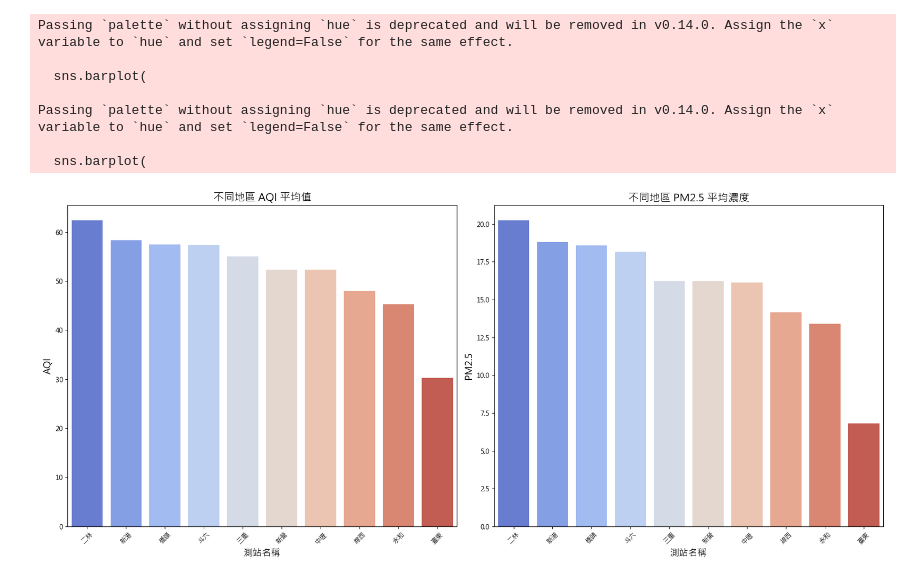
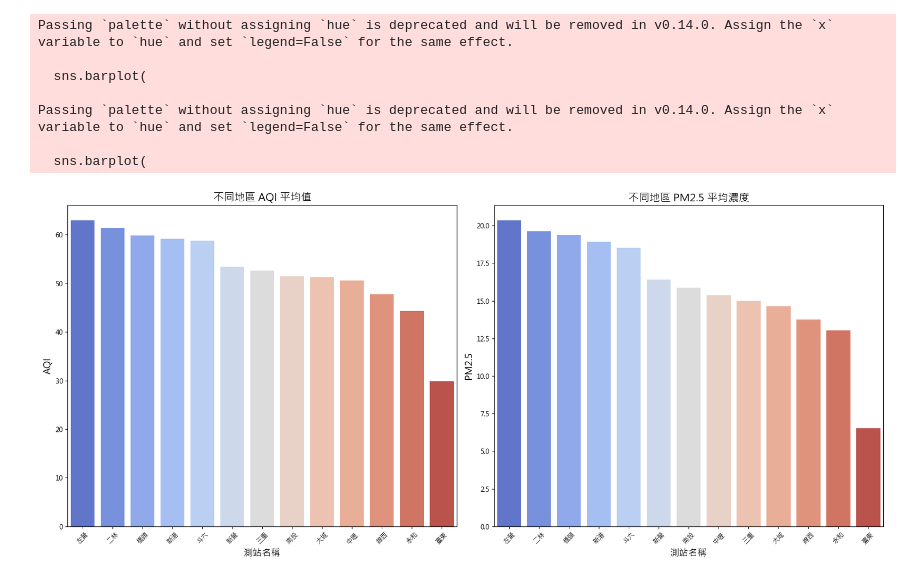
Before and after one commit to George930502/Forecasting-Air-Quality-Index-Levels-in-Taiwan, a Jupyter notebook: data_analysis/Spatial Analysis.ipynb, the cells around one changed output. Saved outputs shown, nothing was run; the diff lists cells and outputs as text; code cells hidden in the pictures.

```diff
--- a/data_analysis/Spatial Analysis.ipynb
+++ b/data_analysis/Spatial Analysis.ipynb
@@ -4,13 +4,12 @@ import matplotlib.pyplot as plt
 import seaborn as sns
 
 # 讀取清理後的資料
-file_path = '2024_01_08_AQI_Weather_dataset.csv'  # 更新為您的文件路徑
+file_path = '../2023_09_2024_08_AQI_Weather_dataset.csv'
 data = pd.read_csv(file_path)
 
 # 區域分佈分析：比較不同地區的 AQI 和 PM2.5 平均值
 area_analysis = data.groupby('sitename')[['aqi', 'pm2.5']].mean()
 
-# 設定 matplotlib 使用的繁體中文字體（以 Microsoft JhengHei 為例）
 plt.rcParams['font.sans-serif'] = ['Microsoft JhengHei']  # 繁體字型
 plt.rcParams['axes.unicode_minus'] = False  # 避免顯示負號錯誤
 
@@ -23,34 +22,34 @@ sns.barplot(
     y=area_analysis.sort_values('aqi', ascending=False)['aqi'],
     palette='coolwarm', ax=axes[0]
 )
 axes[0].set_title("不同地區 AQI 平均值", fontsize=16)
 axes[0].set_ylabel("AQI", fontsize=14)
 axes[0].set_xlabel("測站名稱", fontsize=14)
 axes[0].tick_params(axis='x', rotation=45)
 
 # 繪製 PM2.5 條形圖
 sns.barplot(
     x=area_analysis.sort_values('pm2.5', ascending=False).index,
     y=area_analysis.sort_values('pm2.5', ascending=False)['pm2.5'],
     palette='coolwarm', ax=axes[1]
 )
 axes[1].set_title("不同地區 PM2.5 平均濃度", fontsize=16)
 axes[1].set_ylabel("PM2.5", fontsize=14)
 axes[1].set_xlabel("測站名稱", fontsize=14)
 axes[1].tick_params(axis='x', rotation=45)
 
 # 自動調整子圖佈局
 plt.tight_layout()
 plt.show()
 # %% [output]
 Passing `palette` without assigning `hue` is deprecated and will be removed in v0.14.0. Assign the `x` variable to `hue` and set `legend=False` for the same effect.
 
   sns.barplot(
 
 Passing `palette` without assigning `hue` is deprecated and will be removed in v0.14.0. Assign the `x` variable to `hue` and set `legend=False` for the same effect.
 
   sns.barplot(
-[figure, old version]
+[figure, new version]
 # %%
 import pandas as pd
 import matplotlib.pyplot as plt
```
Also changed, not shown: parts of 11 cells of this notebook, 4 other files.
